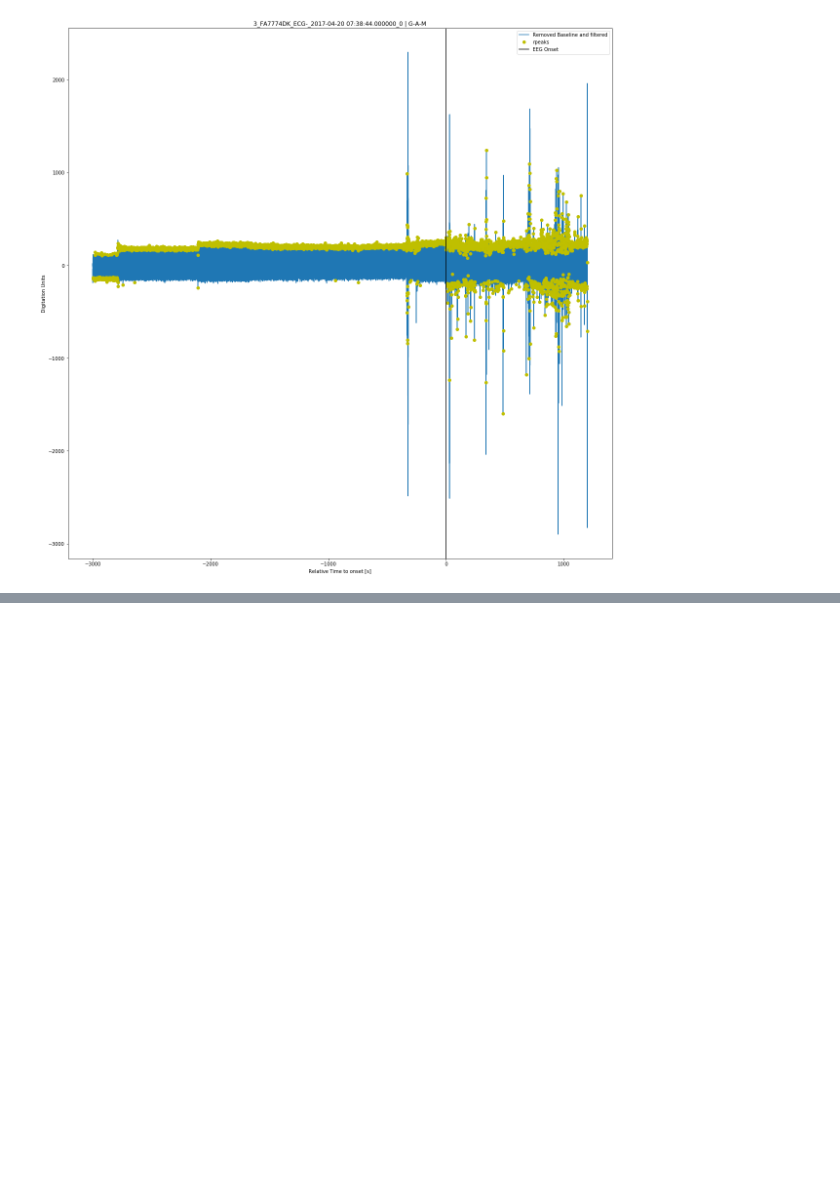
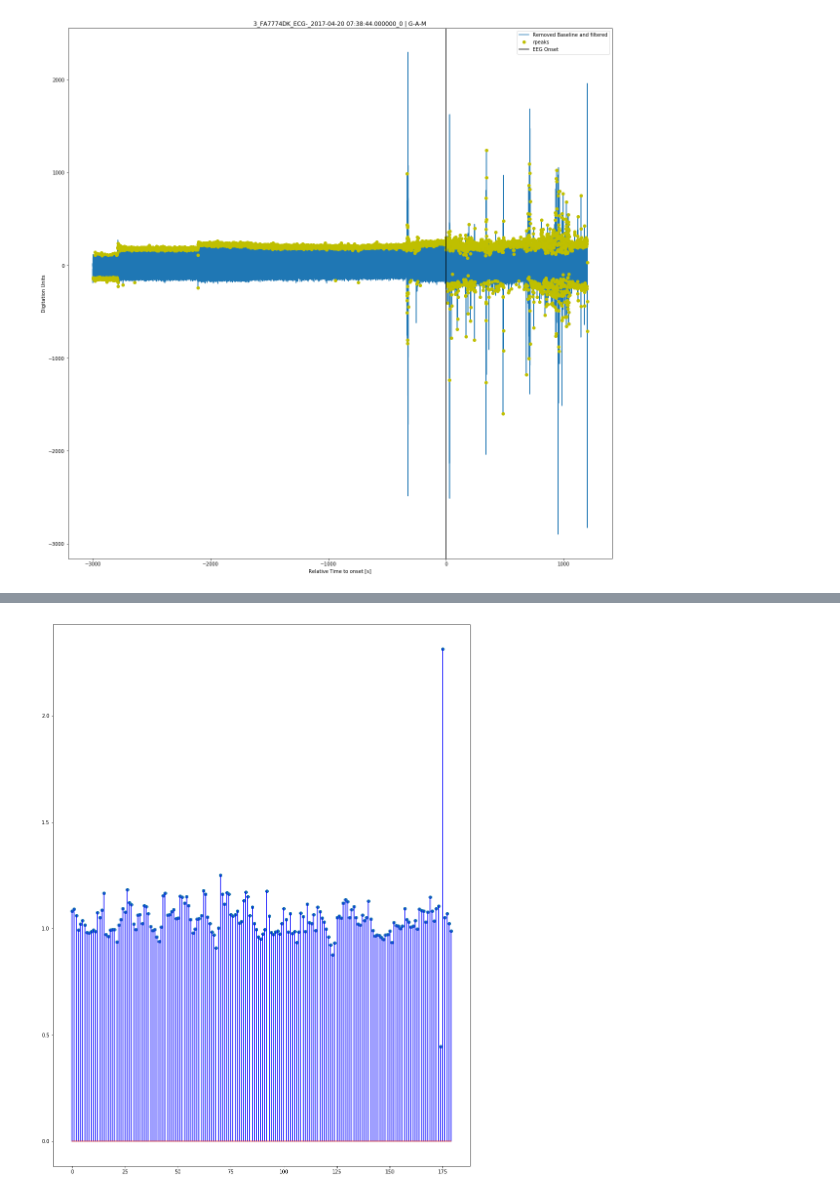
Before and after one commit to yinxiaojing1/pre_epi_seizures, a Jupyter notebook: pre_epi_seizures/hrv_computation.ipynb, the cells around one changed output, grey strips where cells are left out. Cells and saved outputs as stored; diff of their text form; code cells hidden in the pictures; blank space fills up the shorter version.

```diff
--- a/pre_epi_seizures/hrv_computation.ipynb
+++ b/pre_epi_seizures/hrv_computation.ipynb
@@ -138,8 +131,10 @@ plt.savefig(path_to_save + patient_nr + '_' + seizure_nr + '_' + lead_name + '.p
 # Load the other lead ECG
 # %%
 # compute rr-tachogram
-rri = np.diff(time_seconds[rpeaks])
-time_sec_rri = time_seconds[rpeaks][1:]
+
+time_rpeaks = time_sec[rpeaks]
+rri = np.diff(time_rpeaks)
+time_sec_rri = time_rpeaks[1:]
 relative_time_sec_rri = relative_time_seconds[rpeaks][1:]
 
 # Plot the signal
@@ -157,12 +151 @@ plt.show()
 [figure]
-# %%
-import scipy as sp
-
-win = 3 * 60
-
-# Get a smaller window 3-min
-low = 0
-up = low + win
-time_window_bool = np.where(time_sec_rri > low) and np.where(time_sec_rri < up)
-time_window_sec_rri = time_sec_rri[time_window_bool]
-rri_window = rri[time_window_bool]
@@ -581,0 +262,31 @@ IndexError: tuple index out of range
+# %%
+# DO NOT FORGET RAW
+
+samples_window_flag = True
+
+if samples_window_flag==True:
+
+    # get structure of window
+    n_samples = 180
+    low = 0
+    up = low + n_samples
+
+    # Get ECG signal filtered and detrended
+    samples_window_sec = time_seconds[low:up]
+    filt_detrended_ecg_window = filt_detrended_ecg_array[low:up]
+
+    # Get R-peaks
+    samples_window_sec_rpeaks = time_rpeaks[low:up]
+    rpeaks_window = rpeaks[low:up]
+
+    # Get RRi signal
+    samples_window_sec_rri = time_sec_rri[low:up]
+    rri_window = rri[low:up]
+
+
+
+plt.figure(figsize=(15,20))
+plt.stem(rri_window, 'b-')
+plt.show()
+# %% [output]
+[figure, added]
```
Also changed, not shown: parts of 15 cells of this notebook.
